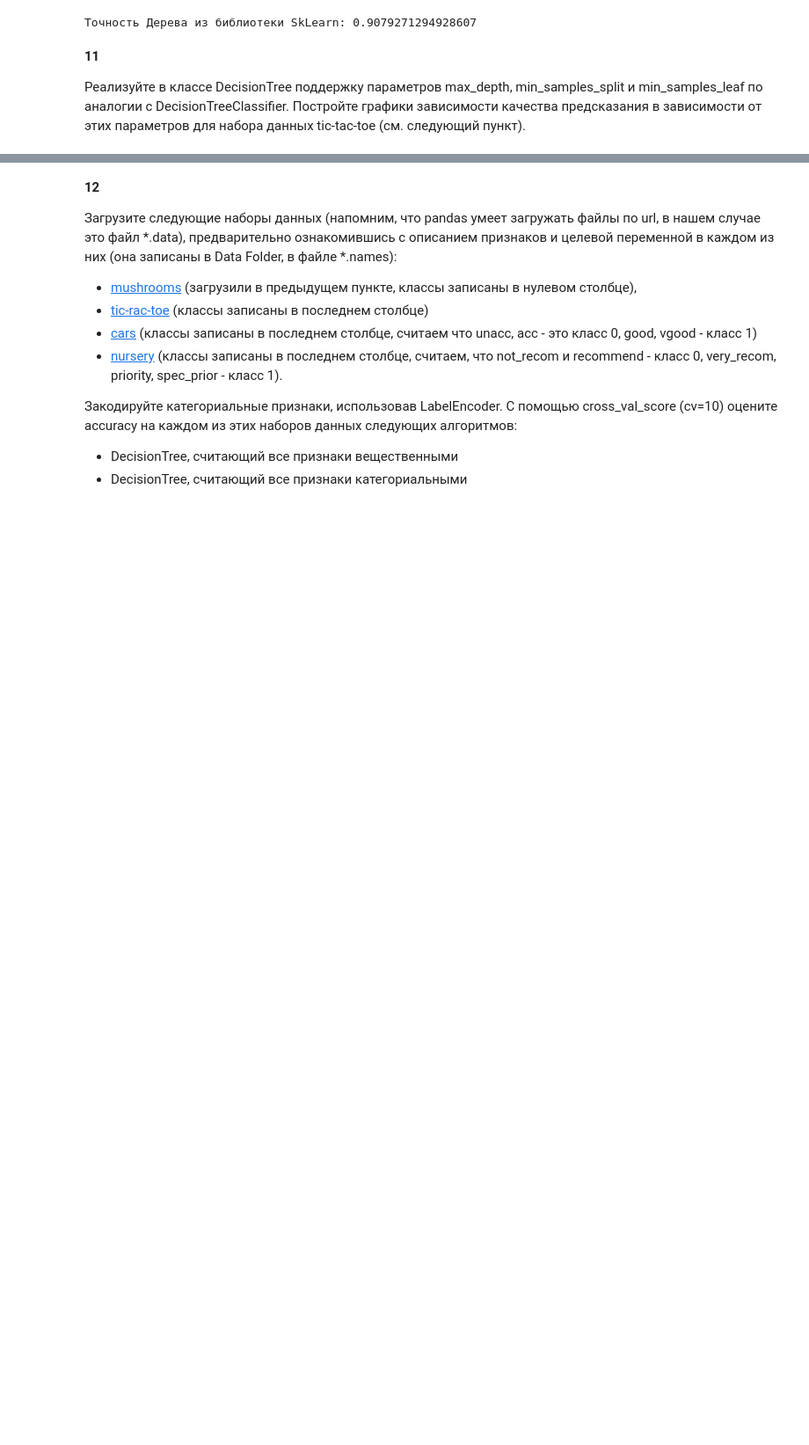
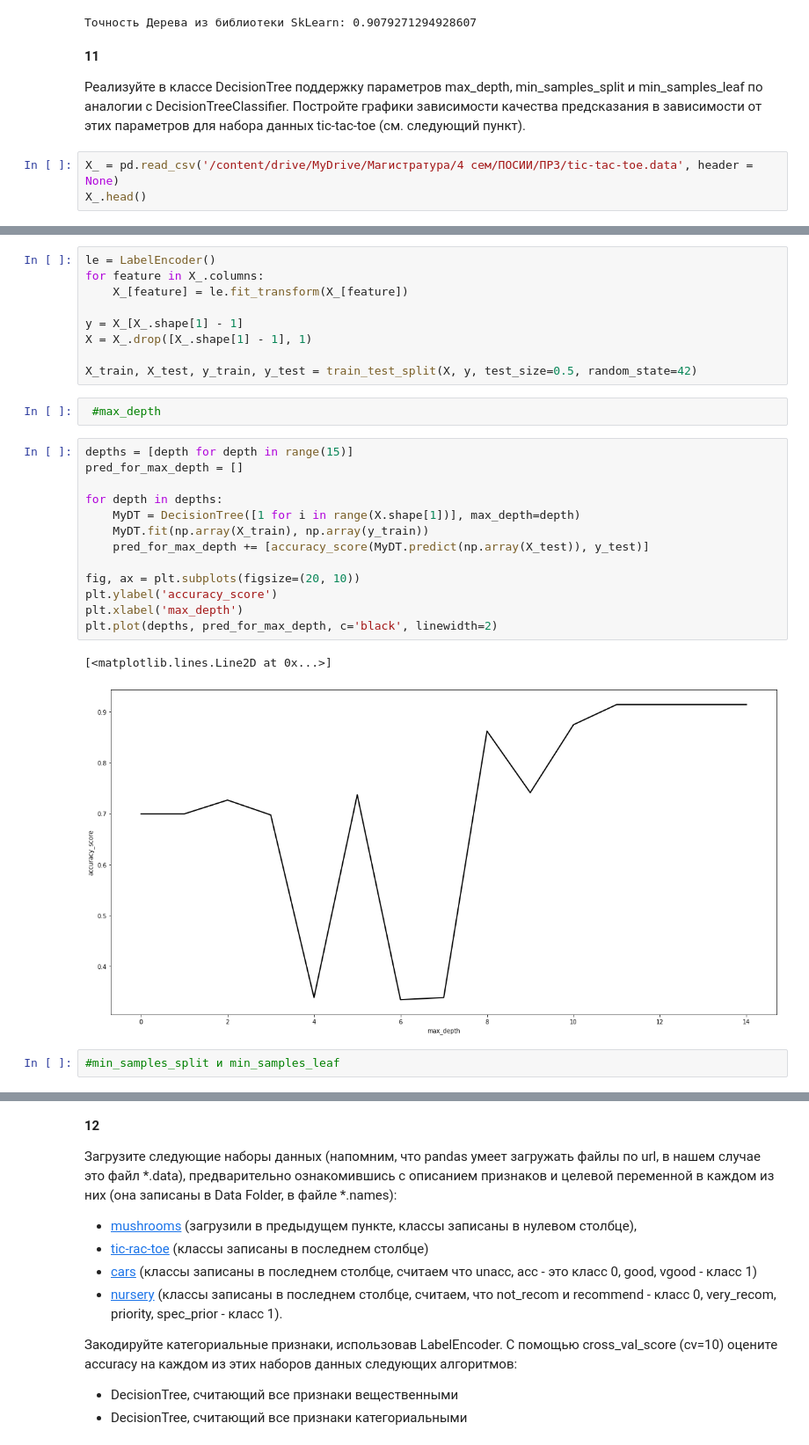
Before and after one commit to ccataha/POSII, a Jupyter notebook: Ландызин_ПОСИИ_ПР3.ipynb, the cells around one changed output, grey strips where cells are left out. Shown at 88% size. Saved outputs shown, nothing was run; the diff lists cells and outputs as text; blank space fills up the shorter version.

```diff
--- a/Ландызин_ПОСИИ_ПР3.ipynb
+++ b/Ландызин_ПОСИИ_ПР3.ipynb
@@ -648,3 +648,6 @@ print("Точность Дерева из библиотеки SkLearn:", accura
 __11__
 
 Реализуйте в классе DecisionTree поддержку параметров max_depth, min_samples_split и min_samples_leaf по аналогии с DecisionTreeClassifier. Постройте графики зависимости качества предсказания в зависимости от этих параметров для набора данных tic-tac-toe (см. следующий пункт).
+# %%
+X_ = pd.read_csv('/content/drive/MyDrive/Магистратура/4 cем/ПОСИИ/ПР3/tic-tac-toe.data', header = None)
+X_.head()
@@ -650,0 +661,29 @@ __11__
+# %%
+le = LabelEncoder()
+for feature in X_.columns:
+    X_[feature] = le.fit_transform(X_[feature])
+
+y = X_[X_.shape[1] - 1]
+X = X_.drop([X_.shape[1] - 1], 1)
+
+X_train, X_test, y_train, y_test = train_test_split(X, y, test_size=0.5, random_state=42)
+# %%
+ #max_depth
+# %%
+depths = [depth for depth in range(15)]
+pred_for_max_depth = []
+
+for depth in depths:
+    MyDT = DecisionTree([1 for i in range(X.shape[1])], max_depth=depth)
+    MyDT.fit(np.array(X_train), np.array(y_train))
+    pred_for_max_depth += [accuracy_score(MyDT.predict(np.array(X_test)), y_test)]
+
+fig, ax = plt.subplots(figsize=(20, 10))
+plt.ylabel('accuracy_score')
+plt.xlabel('max_depth')
+plt.plot(depths, pred_for_max_depth, c='black', linewidth=2)
+# %% [output]
+[<matplotlib.lines.Line2D at 0x...>]
+[figure, added]
+# %%
+#min_samples_split и min_samples_leaf
```
Also changed, not shown: parts of 29 cells of this notebook.
